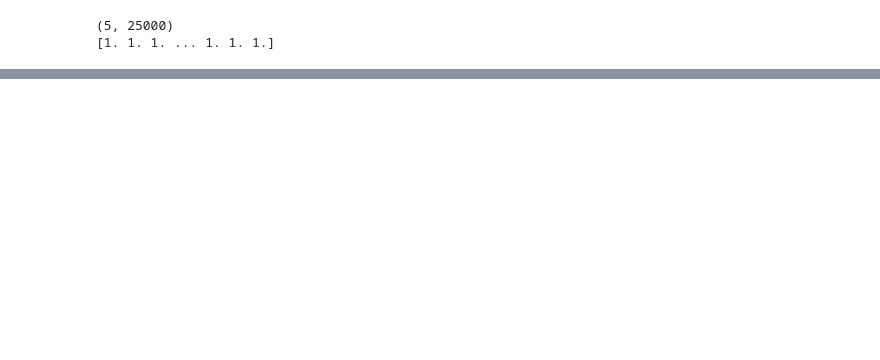
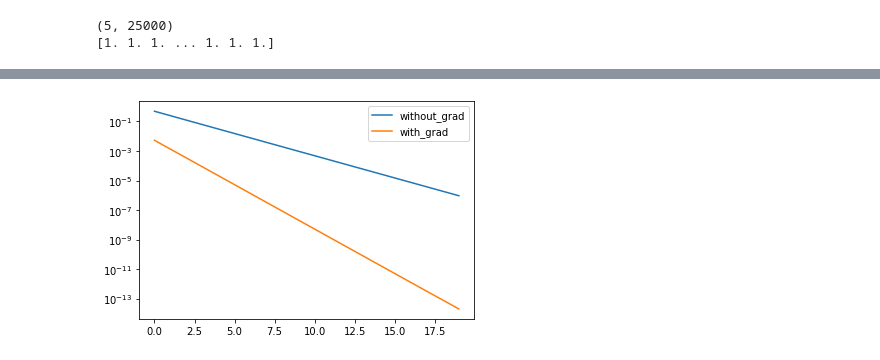
Before and after one commit to danikv/DeepLearningEx1, a Jupyter notebook: Ex1.ipynb, the cells around one changed output, grey strips where cells are left out. Cells and saved outputs as stored; diff of their text form; code cells hidden in the pictures; blank space fills up the shorter version.

```diff
--- a/Ex1.ipynb
+++ b/Ex1.ipynb
@@ -179,0 +244,38 @@ def softmax_gradient(X, Y_true, Y_predicted):
+# %%
+def gradient_test_with_respect_to_weigths(function, gradient, activation, X, Y):
+    dim_out = Y.shape[0]
+    dim_in = X.shape[0]
+    weights = np.random.normal(.5, .5, size=(dim_in, dim_out))
+    biases = np.random.normal(.5, .5, size=(dim_out, 1))
+    d = np.random.normal(.5, .5, size=(dim_in, dim_out))
+    d = d / np.linalg.norm(d)
+    without_jacobain = []
+    with_jacobain = []
+    for i in range(20):
+        e = np.power(0.5, i)
+        vec = e * d
+        predictions = activation(weights.T.dot(X) + biases)
+        predictions_d = activation((weights + vec).T.dot(X) + biases)
+        diff_f = function(Y, predictions_d) - function(Y, predictions)
+        without_jacobain.append(np.abs(diff_f))
+        grad_theta, _, _ = gradient(X, Y, predictions, weights)
+        with_jacobain.append(np.linalg.norm(diff_f - (np.ravel(vec) @ np.ravel(grad_theta))))
+    return without_jacobain, with_jacobain
+# %%
+test_model = sequential_model(
+        linear_layer(2, 5, activation=softmax())
+        )
+
+without_grad, with_grad = gradient_test_with_respect_to_weigths(cross_entropy_loss, softmax_gradient, softmax(), X[:, 0].reshape(2,1), Y[:, 0].reshape(5,1))
+
+plt.plot(without_grad, label='without_grad')
+
+plt.plot(with_grad, label='with_grad')
+
+plt.yscale('log')
+
+plt.legend()
+
+plt.show()
+# %% [output]
+[figure, added]
```
Also changed, not shown: parts of 15 cells of this notebook.
